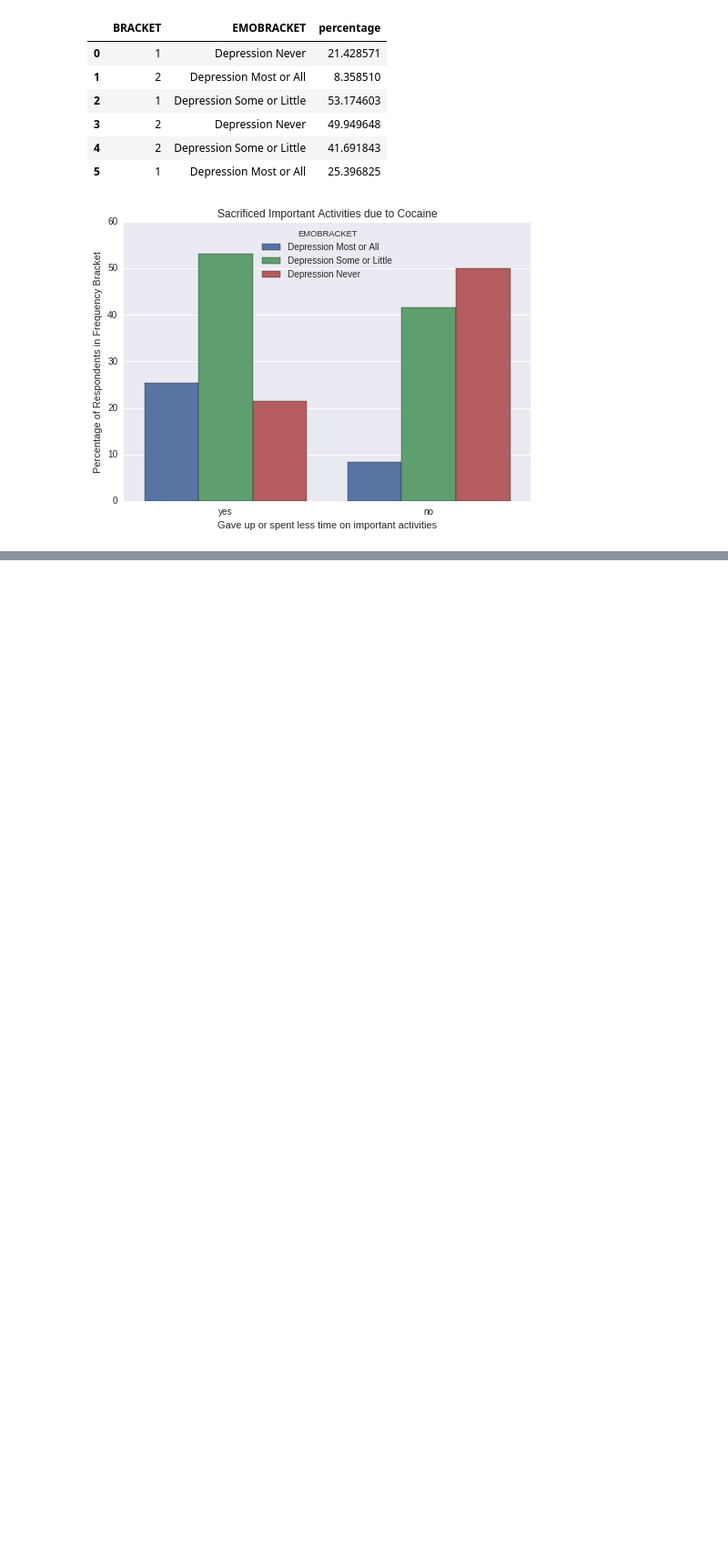
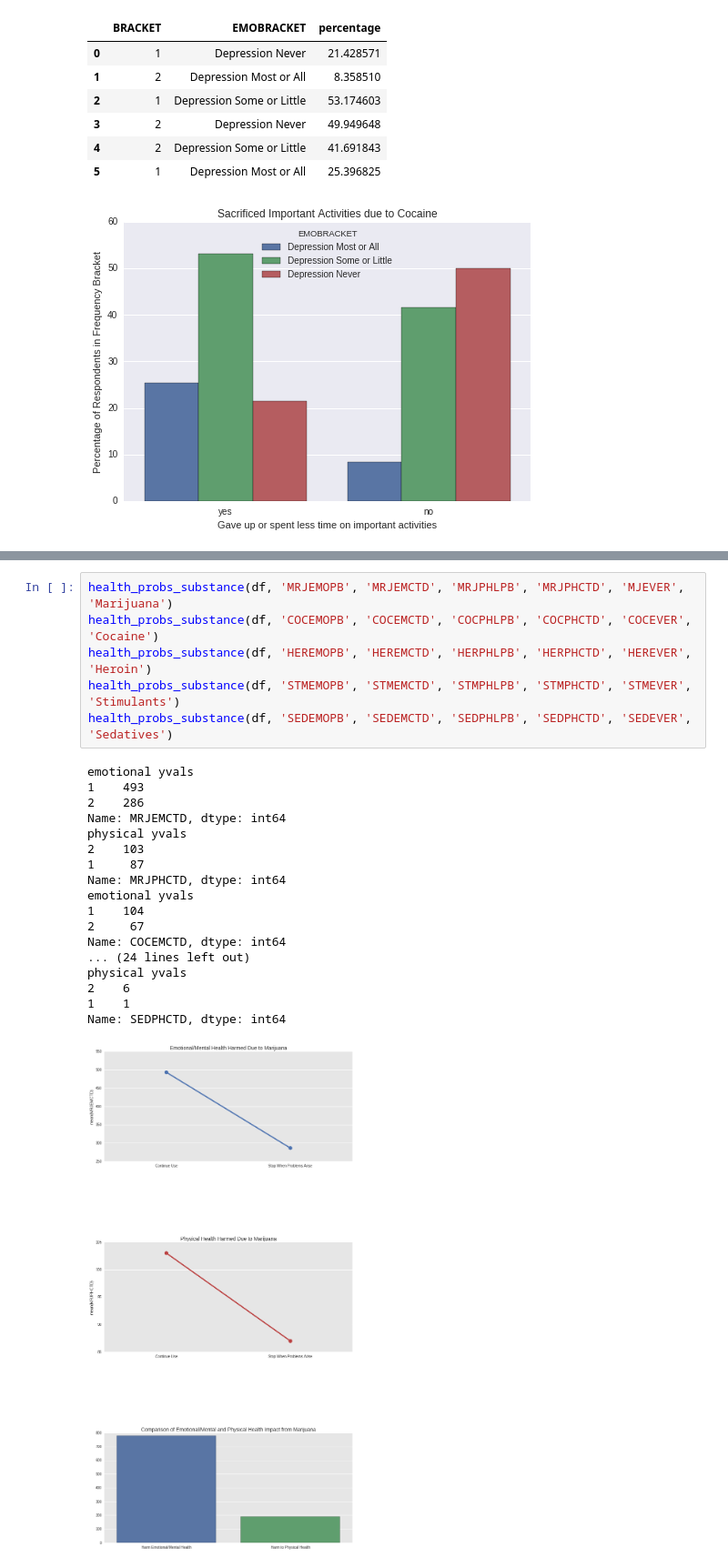
Before and after one commit to greenteawarrior/DataScience16CTW, a Jupyter notebook: drug_usage_health_next_steps.ipynb, the cells around one changed output, grey strips where cells are left out. Shown at 91% size. Cells and saved outputs as stored; diff of their text form; blank space fills up the shorter version.

```diff
--- a/drug_usage_health_next_steps.ipynb
+++ b/drug_usage_health_next_steps.ipynb
@@ -400,0 +538,25 @@ dtype: float64
+# %%
+health_probs_substance(df, 'MRJEMOPB', 'MRJEMCTD', 'MRJPHLPB', 'MRJPHCTD', 'MJEVER', 'Marijuana')
+health_probs_substance(df, 'COCEMOPB', 'COCEMCTD', 'COCPHLPB', 'COCPHCTD', 'COCEVER', 'Cocaine')
+health_probs_substance(df, 'HEREMOPB', 'HEREMCTD', 'HERPHLPB', 'HERPHCTD', 'HEREVER', 'Heroin')
+health_probs_substance(df, 'STMEMOPB', 'STMEMCTD', 'STMPHLPB', 'STMPHCTD', 'STMEVER', 'Stimulants')
+health_probs_substance(df, 'SEDEMOPB', 'SEDEMCTD', 'SEDPHLPB', 'SEDPHCTD', 'SEDEVER', 'Sedatives')
+# %% [output]
+emotional yvals
+1    493
+2    286
+Name: MRJEMCTD, dtype: int64
+physical yvals
+2    103
+1     87
+Name: MRJPHCTD, dtype: int64
+emotional yvals
+1    104
+2     67
+Name: COCEMCTD, dtype: int64
+... (24 lines left out)
+physical yvals
+2    6
+1    1
+Name: SEDPHCTD, dtype: int64
+[figure, added]
```
Also changed, not shown: parts of 11 cells of this notebook.
